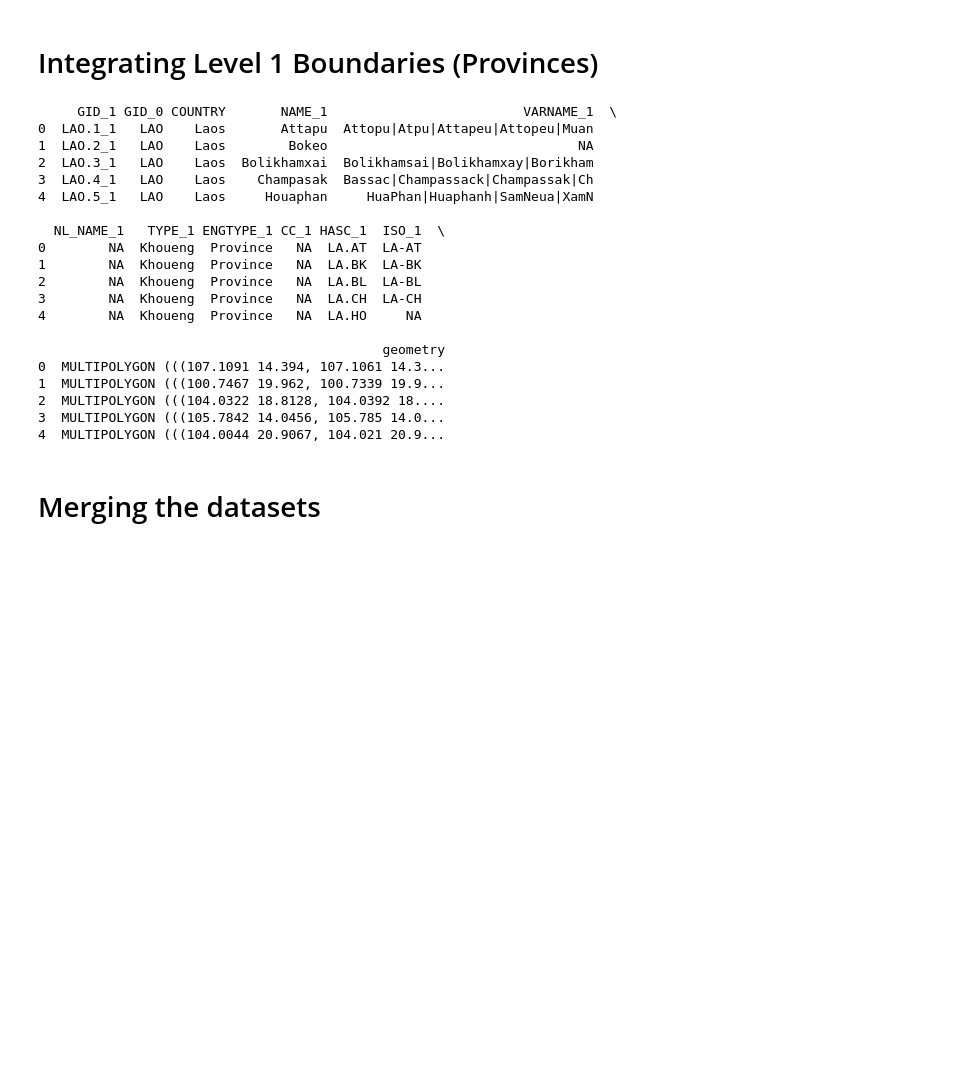
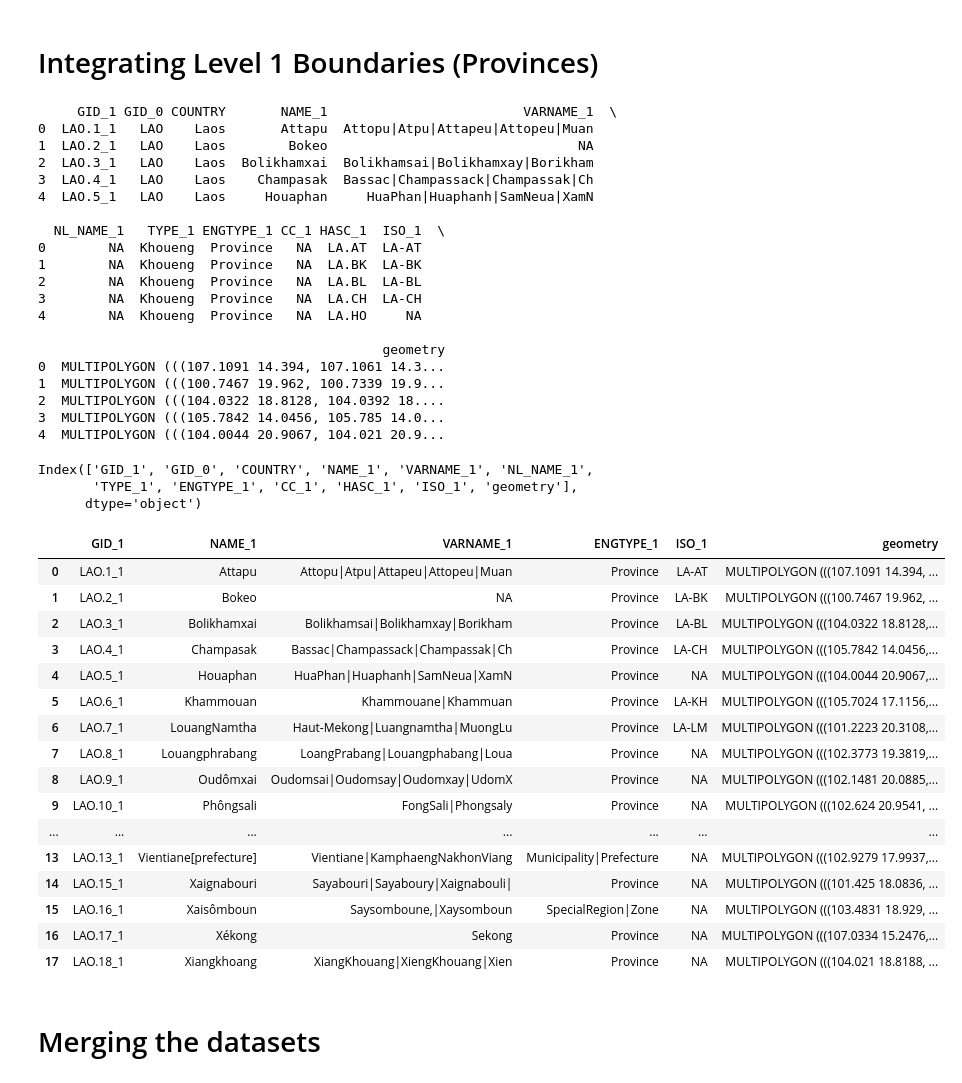
Before and after one commit to SMUREU/data-storytelling-brandon, a Jupyter notebook: notebooks/DataStorytelling.ipynb, the cells around one changed output. Cells and saved outputs as stored; diff of their text form; code cells hidden in the pictures; blank space fills up the shorter version.

```diff
--- a/notebooks/DataStorytelling.ipynb
+++ b/notebooks/DataStorytelling.ipynb
@@ -108,6 +140,7 @@ laos_df_clean
 # Loading the administrative boundaries
 gdf_provinces = gpd.read_file('../data/LaosBoundaryLvl1.json')
 print(gdf_provinces.head())
+gdf_provinces.columns
 # %% [output]
      GID_1 GID_0 COUNTRY       NAME_1                         VARNAME_1  \
 0  LAO.1_1   LAO    Laos       Attapu  Attopu|Atpu|Attapeu|Attopeu|Muan
@@ -129,6 +162,31 @@ print(gdf_provinces.head())
 2  MULTIPOLYGON (((104.0322 18.8128, 104.0392 18....
 3  MULTIPOLYGON (((105.7842 14.0456, 105.785 14.0...
 4  MULTIPOLYGON (((104.0044 20.9067, 104.021 20.9...
+Index(['GID_1', 'GID_0', 'COUNTRY', 'NAME_1', 'VARNAME_1', 'NL_NAME_1',
+       'TYPE_1', 'ENGTYPE_1', 'CC_1', 'HASC_1', 'ISO_1', 'geometry'],
+      dtype='object')
+# %%
+# Getting rid of useless columns
+gdf_provinces = gdf_provinces[['GID_1', 'NAME_1', 'VARNAME_1', 'ENGTYPE_1', 'ISO_1', 'geometry']]
+gdf_provinces
+# %% [output]
+|  | GID_1 | NAME_1 | VARNAME_1 | ENGTYPE_1 | ISO_1 | geometry |
+| 0 | LAO.1_1 | Attapu | Attopu|Atpu|Attapeu|Attopeu|Muan | Province | LA-AT | MULTIPOLYGON (((107.1091 14.394, ... |
+| 1 | LAO.2_1 | Bokeo | NA | Province | LA-BK | MULTIPOLYGON (((100.7467 19.962, ... |
+| 2 | LAO.3_1 | Bolikhamxai | Bolikhamsai|Bolikhamxay|Borikham | Province | LA-BL | MULTIPOLYGON (((104.0322 18.8128,... |
+| 3 | LAO.4_1 | Champasak | Bassac|Champassack|Champassak|Ch | Province | LA-CH | MULTIPOLYGON (((105.7842 14.0456,... |
+| 4 | LAO.5_1 | Houaphan | HuaPhan|Huaphanh|SamNeua|XamN | Province | NA | MULTIPOLYGON (((104.0044 20.9067,... |
+| 5 | LAO.6_1 | Khammouan | Khammouane|Khammuan | Province | LA-KH | MULTIPOLYGON (((105.7024 17.1156,... |
+| 6 | LAO.7_1 | LouangNamtha | Haut-Mekong|Luangnamtha|MuongLu | Province | LA-LM | MULTIPOLYGON (((101.2223 20.3108,... |
+| 7 | LAO.8_1 | Louangphrabang | LoangPrabang|Louangphabang|Loua | Province | NA | MULTIPOLYGON (((102.3773 19.3819,... |
+| 8 | LAO.9_1 | Oudômxai | Oudomsai|Oudomsay|Oudomxay|UdomX | Province | NA | MULTIPOLYGON (((102.1481 20.0885,... |
+| 9 | LAO.10_1 | Phôngsali | FongSali|Phongsaly | Province | NA | MULTIPOLYGON (((102.624 20.9541, ... |
+| ... | ... | ... | ... | ... | ... | ... |
+| 13 | LAO.13_1 | Vientiane[prefecture] | Vientiane|KamphaengNakhonViang | Municipality|Prefecture | NA | MULTIPOLYGON (((102.9279 17.9937,... |
+| 14 | LAO.15_1 | Xaignabouri | Sayabouri|Sayaboury|Xaignabouli| | Province | NA | MULTIPOLYGON (((101.425 18.0836, ... |
+| 15 | LAO.16_1 | Xaisômboun | Saysomboune,|Xaysomboun | SpecialRegion|Zone | NA | MULTIPOLYGON (((103.4831 18.929, ... |
+| 16 | LAO.17_1 | Xékong | Sekong | Province | NA | MULTIPOLYGON (((107.0334 15.2476,... |
+| 17 | LAO.18_1 | Xiangkhoang | XiangKhouang|XiengKhouang|Xien | Province | NA | MULTIPOLYGON (((104.021 18.8188, ... |
 # %%
 # Setting up the plotting canvas
 fig, ax = plt.subplots(figsize=(10, 10))
```
Also changed, not shown: parts of 9 cells of this notebook.
